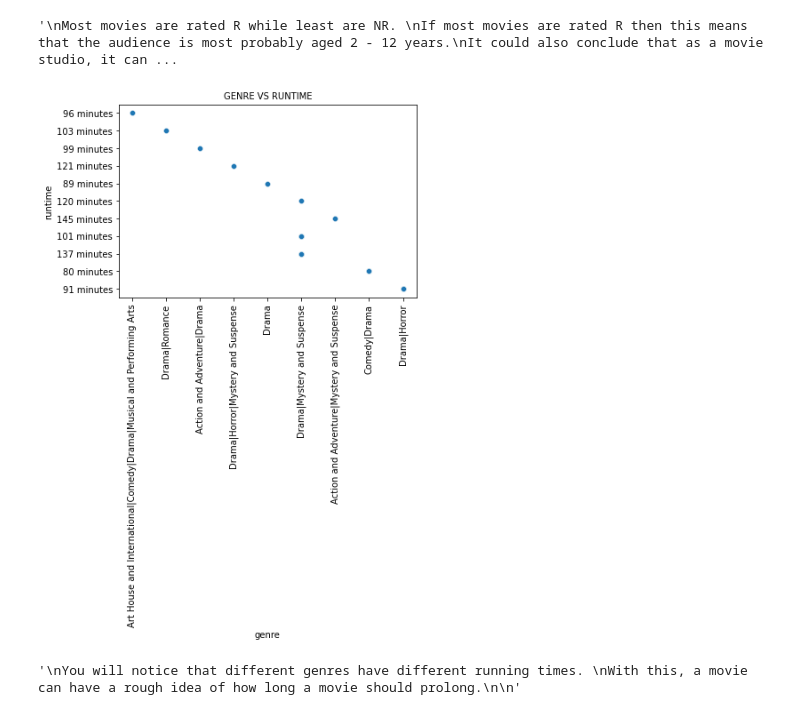
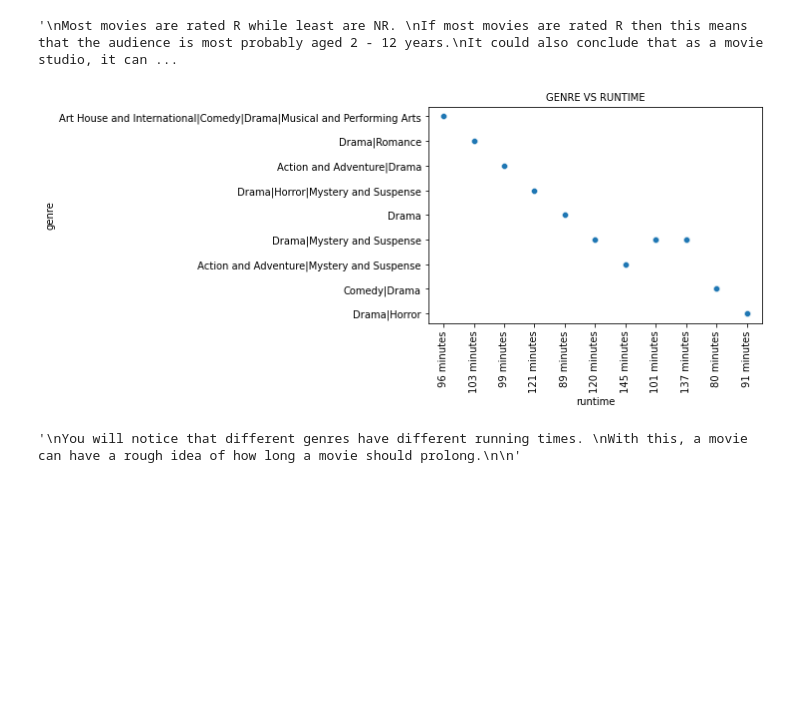
Before and after one commit to manamary/dsc-phase-1-project-v2-4, a Jupyter notebook: student.ipynb, the cells around one changed output. Drawn from its saved outputs; the diff is of its cells as text; code cells hidden in the pictures; blank space fills up the shorter version.

Commit message:
Add files via upload
Data Understanding

```diff
--- a/student.ipynb
+++ b/student.ipynb
@@ -500,3 +500,12 @@ rtmo_df.dropna(inplace = True)
+# %%
+# Since the box_office info is important, will just fill it with unkown
+rtmo_df['box_office'].fillna("0", inplace = True)
+# %%
+rtmo_df['box_office'] = rtmo_df['box_office'].str.replace('Unknown', '0')
+# %%
+rtmo_df['box_office'] = rtmo_df['box_office'].str.replace(',', '')
+# %%
+rtmo_df['box_office']= rtmo_df['box_office'].astype('int64')
 # %%
 # run new dataframe
 rtmo_df.info()
@@ -676,14 +807,14 @@ a certain audience.
 '\nMost movies are rated R while least are NR. \nIf most movies are rated R then this means that the audience is most probably aged 2 - 12 years.\nIt could also conclude that as a movie studio, it can ...
 # %%
 # correlation between genre and running time
-sns.scatterplot(x = 'genre', y = 'runtime', data = film1)
+sns.scatterplot(x = 'runtime', y = 'genre', data = film1)
 plt.title('GENRE VS RUNTIME', fontsize = 10)
-plt.xlabel('genre', fontsize = 10)
-plt.ylabel('runtime', fontsize = 10)
+plt.xlabel('runtime', fontsize = 10)
+plt.ylabel('genre', fontsize = 10)
 plt.xticks(rotation=90);
 plt.show()
 # %% [output]
-[figure, old version]
+[figure, new version]
 # %%
 """
 You will notice that different genres have different running times.
```
Also changed, not shown: parts of 38 cells of this notebook.
